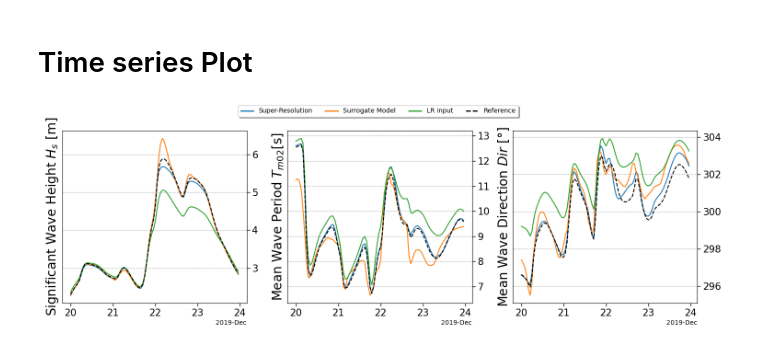
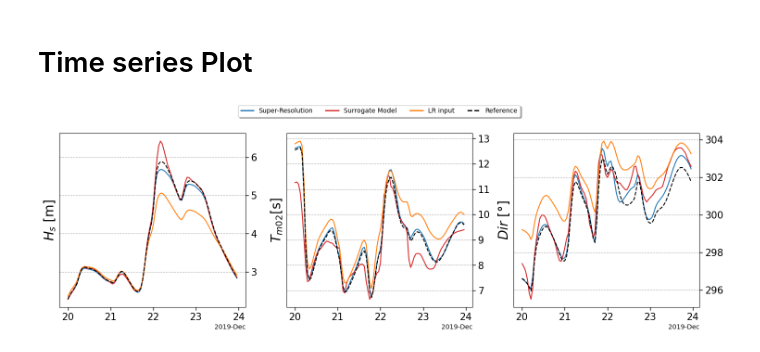
Before and after one commit to janfer95/SR_on_SWAN, a Jupyter notebook: NotebooksAndScripts/TimeSeries_ComparisonSurrogate.ipynb, the cells around one changed output. Saved outputs shown, nothing was run; the diff lists cells and outputs as text; code cells hidden in the pictures.

```diff
--- a/NotebooksAndScripts/TimeSeries_ComparisonSurrogate.ipynb
+++ b/NotebooksAndScripts/TimeSeries_ComparisonSurrogate.ipynb
@@ -90,9 +87,9 @@ LEGENDFONTSIZE = 10
 LENGTH = 5.0
 WIDTH= 1.0
 
-ylabels = [r"Significant Wave Height $H_s$ [m]",
-           r"Mean Wave Period $T_{m02}$[s]",
-           r"Mean Wave Direction $Dir$ [°]"]
+ylabels = [r"$H_s$ [m]",
+           r"$T_{m02}$[s]",
+           r"$Dir$ [°]"]
 
 fig, axs = plt.subplots(1, 3, figsize=(15,5))
 locator = mdates.AutoDateLocator()
@@ -110,42 +107,45 @@ for nvar in range(len(variables)):
     axs[nvar].xaxis.set_major_locator(locator)
     axs[nvar].xaxis.set_major_locator(plt.MaxNLocator(5))
     axs[nvar].xaxis.set_major_formatter(formatter)
-    axs[nvar].plot(dates[nmin:nmax], prediction1[nvar][n1:n2], label="Super-Resolution")
-    axs[nvar].plot(dates[nmin:nmax], prediction2[nvar][n1:n2], label="Surrogate Model")
-    axs[nvar].plot(dates[nmin:nmax], LR_reference[nvar][n1:n2], label="LR Input")
+    axs[nvar].plot(dates[nmin:nmax], prediction1[nvar][n1:n2],
+                   color="tab:blue", label="Super-Resolution")
+    axs[nvar].plot(dates[nmin:nmax], prediction2[nvar][n1:n2],
+                   color="tab:red", label="Surrogate Model")
+    axs[nvar].plot(dates[nmin:nmax], LR_reference[nvar][n1:n2],
+                   color="tab:orange", label="LR Input")
     axs[nvar].plot(dates[nmin:nmax], reference[nvar][n1:n2], c="black", ls="--", label="Reference")
     axs[nvar].grid(True, axis="y", ls="--")
     axs[nvar].set_ylabel(ylabels[nvar], size=20)
     axs[nvar].tick_params(axis='both', left=False, top=False, right=True, bottom=True,
                          labelleft=False, labeltop=False, labelright=True, labelbottom=True)
     axs[nvar].tick_params(labelsize=LABELSIZE, length=LENGTH, width=WIDTH)
 
 
 legend_elements = [Line2D([0], [0], color='tab:blue', label='Super-Resolution',
                           lw=2, linestyle="-"),
-                   Line2D([0], [0], color='tab:orange', label='Surrogate Model',
+                   Line2D([0], [0], color='tab:red', label='Surrogate Model',
                           lw=2, linestyle="-"),
-                   Line2D([0], [0], color='tab:green', label='LR input',
+                   Line2D([0], [0], color='tab:orange', label='LR input',
                           lw=2, linestyle="-"),
                    Line2D([0], [0], color='black', label='Reference',
                           lw=2, linestyle="--")]
 
 fig.legend(handles=legend_elements, loc=(0.29, 0.94),
        fancybox=True, shadow=True, ncol=4, fontsize=LEGENDFONTSIZE)
 
 plt.tight_layout()
 
 fig.subplots_adjust(top=0.88)
 
 fdir = Path("Plots")
 fname = "TimeSeries.png"
 
 if save:
     if not fdir.exists():
         fdir.mkdir(parents=True)
 
     plt.savefig(fdir / fname)
 
 plt.show()
 # %% [output]
-[figure, old version]
+[figure, new version]
```
Also changed, not shown: parts of 1 cell of this notebook, 10 other files.
